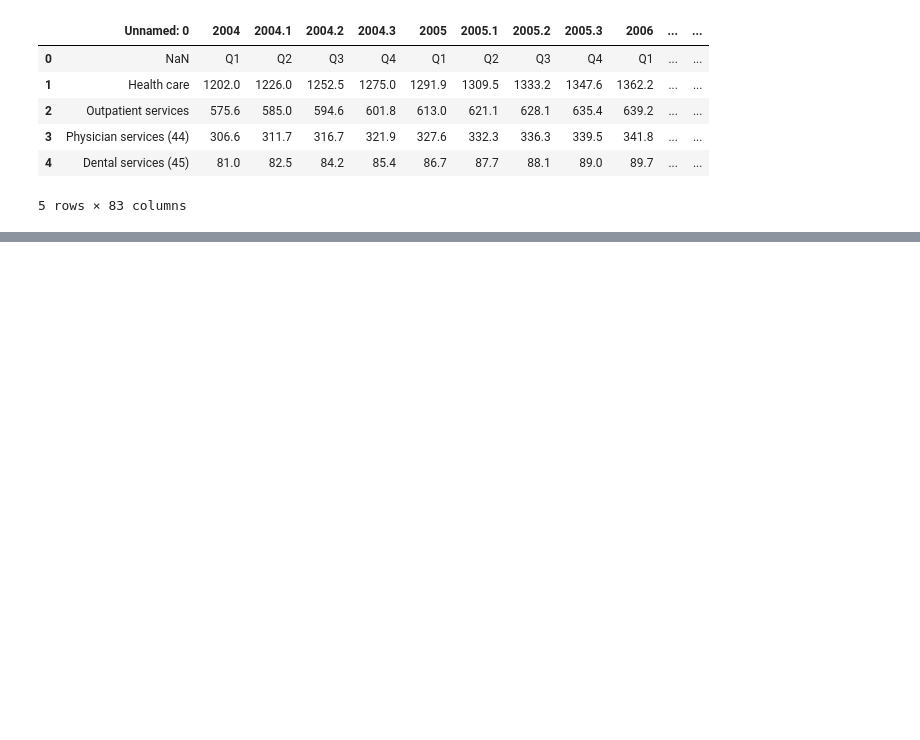
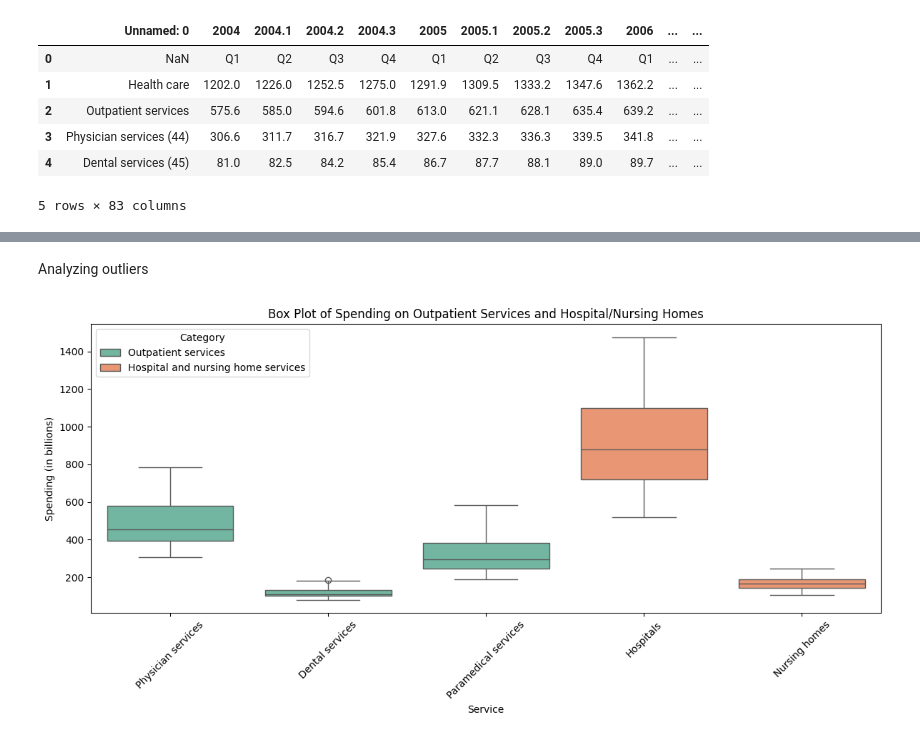
Before and after one commit to Sabrina-Hendricks/DS4002-Group13-Project2, a Jupyter notebook: Scripts/Project2MI2EDA.ipynb, the cells around one changed output, grey strips where cells are left out. Cells and saved outputs as stored; diff of their text form; code cells hidden in the pictures; blank space fills up the shorter version.

```diff
--- a/Scripts/Project2MI2EDA.ipynb
+++ b/Scripts/Project2MI2EDA.ipynb
@@ -41,0 +138,26 @@ TypeError: argument of type 'float' is not iterable
+# %% [markdown]
+Analyzing outliers
+# %%
+# Filter for Outpatient Services and Hospital/Nursing Homes
+outpatient_data = df_melted[df_melted['category'] == 'Outpatient services']
+hospital_data = df_melted[df_melted['category'] == 'Hospital and nursing home services']
+
+# Combine both datasets for plotting
+combined_data = pd.concat([outpatient_data, hospital_data])
+
+# Create a box plot for both categories side by side
+plt.figure(figsize=(12, 6))
+sns.boxplot(data=combined_data, x='service', y='spending', hue='category', palette='Set2')
+
+# Customize the plot
+plt.title('Box Plot of Spending on Outpatient Services and Hospital/Nursing Homes')
+plt.xlabel('Service')
+plt.ylabel('Spending (in billions)')
+plt.xticks(rotation=45)
+
+# Show the plot
+plt.tight_layout()
+plt.legend(title='Category')
+plt.show()
+# %% [output]
+[figure, added]
```
Also changed, not shown: parts of 9 cells of this notebook.
